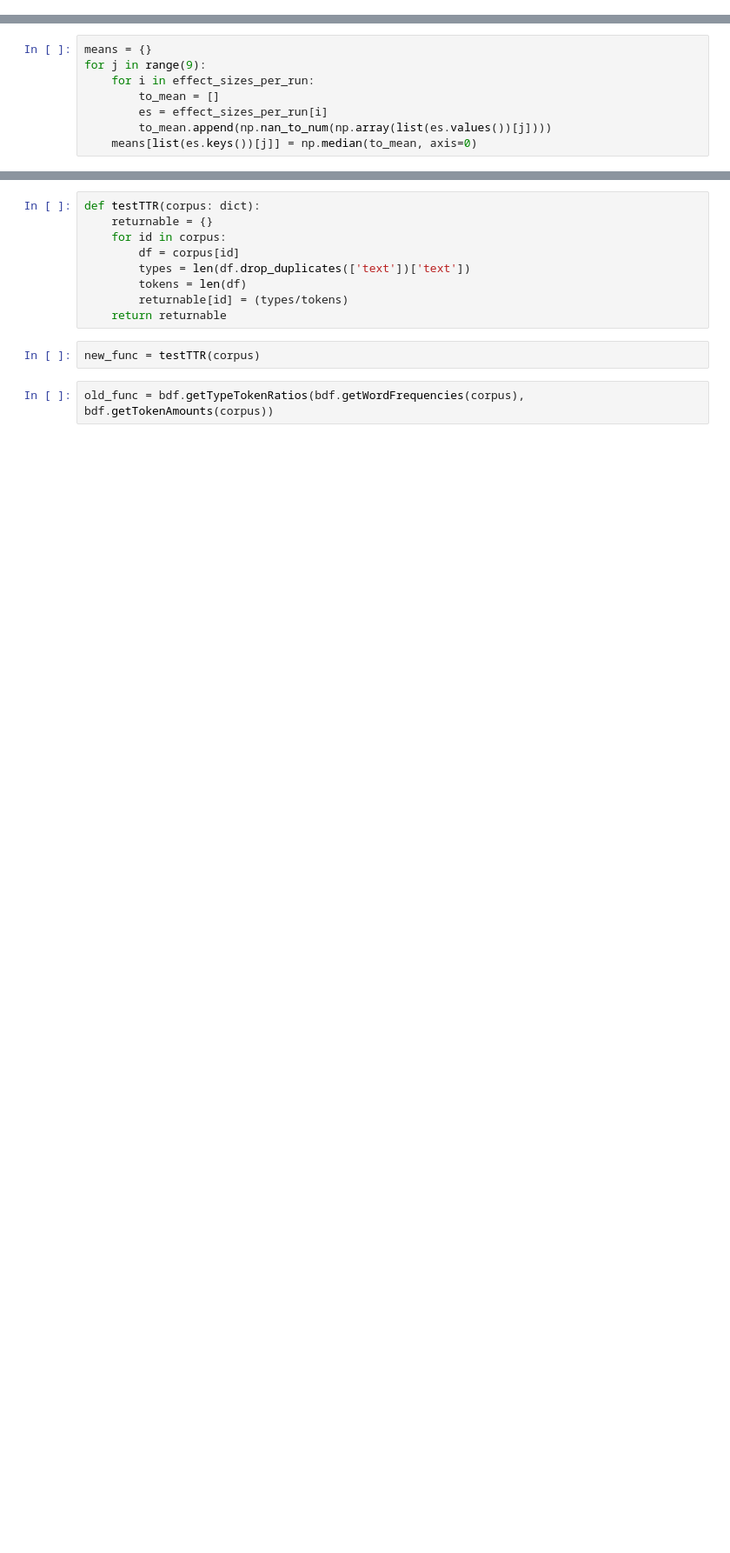
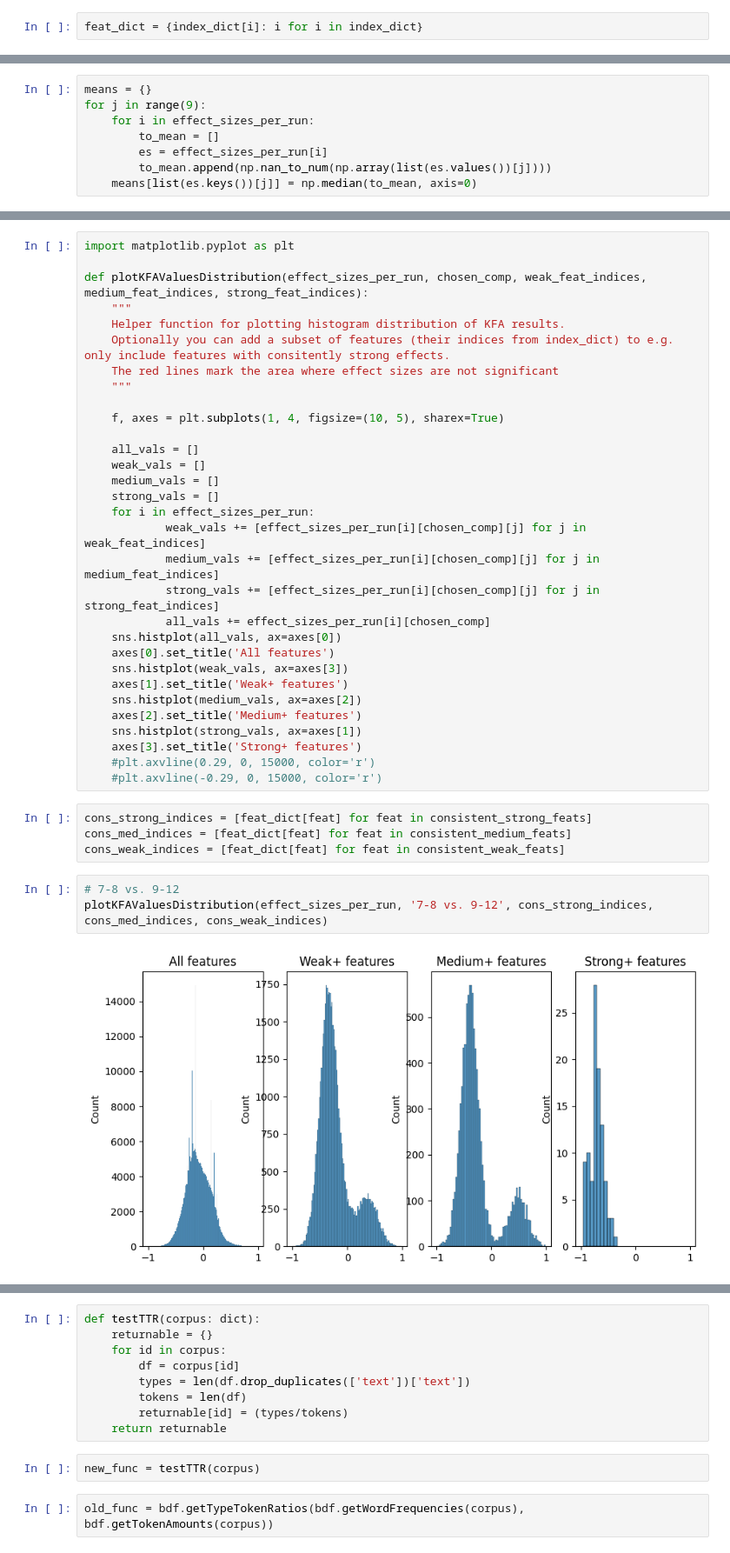
Before and after one commit to TurkuNLP/TCBC_feature_analysis, a Jupyter notebook: KFA_new_age_groups.ipynb, the cells around one changed output, grey strips where cells are left out. Shown at 87% size. Cells and saved outputs as stored; diff of their text form; blank space fills up the shorter version.

```diff
--- a/KFA_new_age_groups.ipynb
+++ b/KFA_new_age_groups.ipynb
@@ -153,0 +98,2 @@ for sub_corp in sub_corps:
+# %%
+feat_dict = {index_dict[i]: i for i in index_dict}
@@ -309,0 +348,40 @@ sns.heatmap(testing_df_edited[sub_columns(ef_df.columns, '2')], cmap='coolwarm',
+# %%
+import matplotlib.pyplot as plt
+
+def plotKFAValuesDistribution(effect_sizes_per_run, chosen_comp, weak_feat_indices, medium_feat_indices, strong_feat_indices):
+    """
+    Helper function for plotting histogram distribution of KFA results.
+    Optionally you can add a subset of features (their indices from index_dict) to e.g. only include features with consitently strong effects.
+    The red lines mark the area where effect sizes are not significant
+    """
+
+    f, axes = plt.subplots(1, 4, figsize=(10, 5), sharex=True)
+
+    all_vals = []
+    weak_vals = []
+    medium_vals = []
+    strong_vals = []
+    for i in effect_sizes_per_run:
+            weak_vals += [effect_sizes_per_run[i][chosen_comp][j] for j in weak_feat_indices]
+            medium_vals += [effect_sizes_per_run[i][chosen_comp][j] for j in medium_feat_indices]
+            strong_vals += [effect_sizes_per_run[i][chosen_comp][j] for j in strong_feat_indices]
+            all_vals += effect_sizes_per_run[i][chosen_comp]
+    sns.histplot(all_vals, ax=axes[0])
+    axes[0].set_title('All features')
+    sns.histplot(weak_vals, ax=axes[3])
+    axes[1].set_title('Weak+ features')
+    sns.histplot(medium_vals, ax=axes[2])
+    axes[2].set_title('Medium+ features')
+    sns.histplot(strong_vals, ax=axes[1])
+    axes[3].set_title('Strong+ features')
+    #plt.axvline(0.29, 0, 15000, color='r')
+    #plt.axvline(-0.29, 0, 15000, color='r')
+# %%
+cons_strong_indices = [feat_dict[feat] for feat in consistent_strong_feats]
+cons_med_indices = [feat_dict[feat] for feat in consistent_medium_feats]
+cons_weak_indices = [feat_dict[feat] for feat in consistent_weak_feats]
+# %%
+# 7-8 vs. 9-12
+plotKFAValuesDistribution(effect_sizes_per_run, '7-8 vs. 9-12', cons_strong_indices, cons_med_indices, cons_weak_indices)
+# %% [output]
+[figure, added]
```
Also changed, not shown: parts of 44 cells of this notebook, 6 other files.
